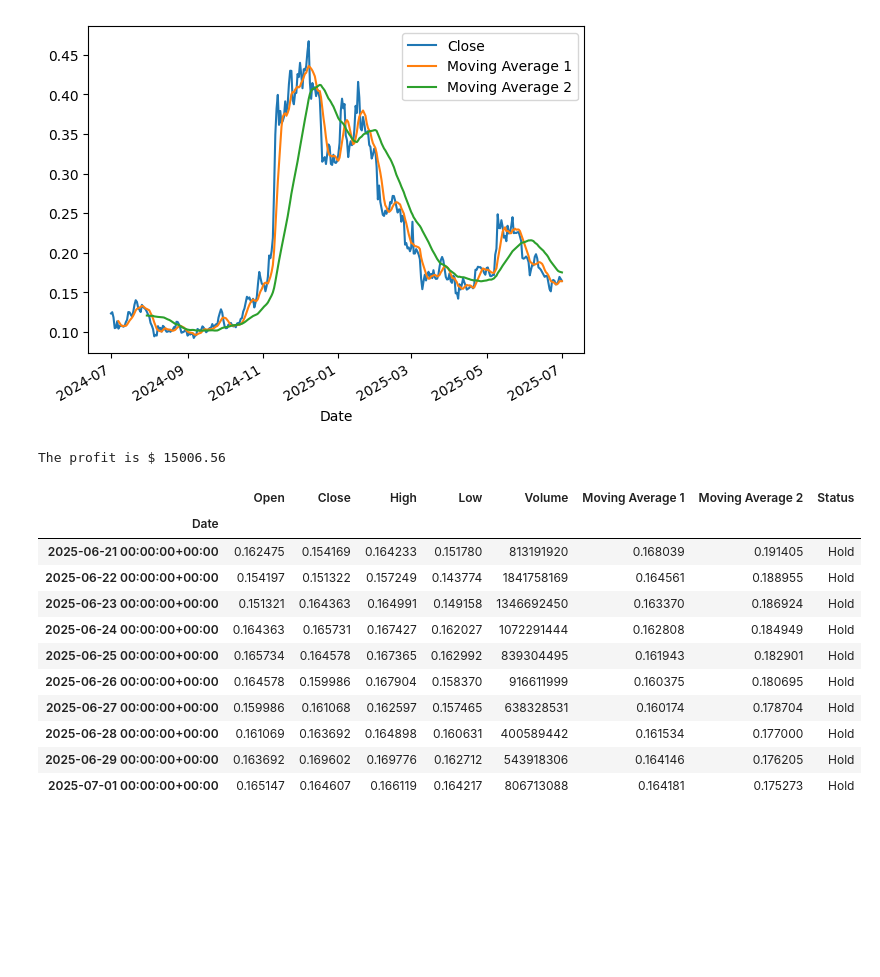
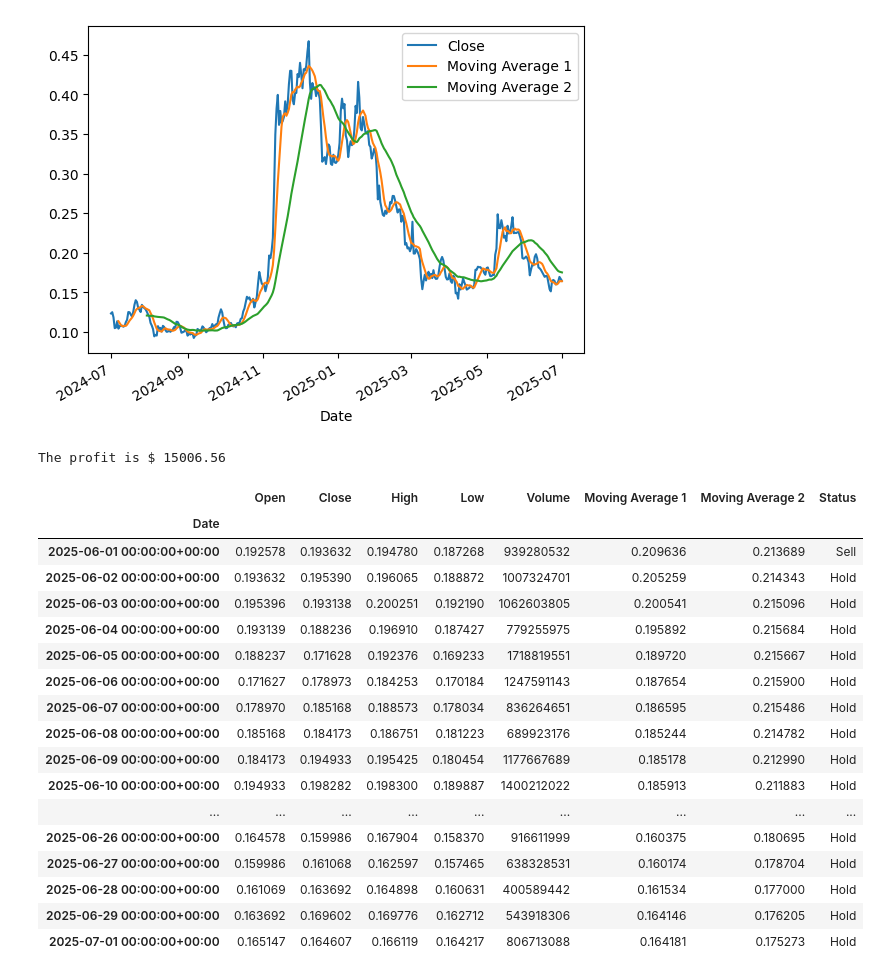
Before and after one commit to annayastremska/homework, a Jupyter notebook: Assignment6.ipynb, the cells around one changed output. Drawn from its saved outputs; the diff is of its cells as text; code cells hidden in the pictures; blank space fills up the shorter version.

```diff
--- a/Assignment6.ipynb
+++ b/Assignment6.ipynb
@@ -51,39 +51,45 @@ balance = 10000
 owned_units = 0
 holding = False
 
 
 for index, row in data.iterrows():
     if pd.notna(row["Moving Average 1"]) and pd.notna(row["Moving Average 2"]):
         if ((row["Moving Average 1"]) > row["Moving Average 2"]) and (holding == False) and (balance >= row["Close"]):
             status_list.append("Buy")
             holding = True
             owned_units = balance / row["Close"]
             balance = 0
         elif row["Moving Average 1"] < row["Moving Average 2"] and holding:
             status_list.append("Sell")
             holding = False
             balance = owned_units * row["Close"]
             owned_units = 0
         else:
             status_list.append("Hold")
     else:
         status_list.append(None)
 
 data["Status"] = status_list
 revenue = balance + owned_units * data["Close"].iloc[-1]
 profit = revenue - invested
 
 print(f"The profit is ${profit: .2f}")
-display(data.tail(10))
+display(data.tail(30))
 # %% [output]
 The profit is $ 15006.56
 |  | Open | Close | High | Low | Volume | Moving Average 1 | Moving Average 2 | Status |
 | Date |  |  |  |  |  |  |  |  |
-| 2025-06-21 00:00:00+00:00 | 0.162475 | 0.154169 | 0.164233 | 0.151780 | 813191920 | 0.168039 | 0.191405 | Hold |
-| 2025-06-22 00:00:00+00:00 | 0.154197 | 0.151322 | 0.157249 | 0.143774 | 1841758169 | 0.164561 | 0.188955 | Hold |
-| 2025-06-23 00:00:00+00:00 | 0.151321 | 0.164363 | 0.164991 | 0.149158 | 1346692450 | 0.163370 | 0.186924 | Hold |
-| 2025-06-24 00:00:00+00:00 | 0.164363 | 0.165731 | 0.167427 | 0.162027 | 1072291444 | 0.162808 | 0.184949 | Hold |
-| 2025-06-25 00:00:00+00:00 | 0.165734 | 0.164578 | 0.167365 | 0.162992 | 839304495 | 0.161943 | 0.182901 | Hold |
+| 2025-06-01 00:00:00+00:00 | 0.192578 | 0.193632 | 0.194780 | 0.187268 | 939280532 | 0.209636 | 0.213689 | Sell |
+| 2025-06-02 00:00:00+00:00 | 0.193632 | 0.195390 | 0.196065 | 0.188872 | 1007324701 | 0.205259 | 0.214343 | Hold |
+| 2025-06-03 00:00:00+00:00 | 0.195396 | 0.193138 | 0.200251 | 0.192190 | 1062603805 | 0.200541 | 0.215096 | Hold |
+| 2025-06-04 00:00:00+00:00 | 0.193139 | 0.188236 | 0.196910 | 0.187427 | 779255975 | 0.195892 | 0.215684 | Hold |
+| 2025-06-05 00:00:00+00:00 | 0.188237 | 0.171628 | 0.192376 | 0.169233 | 1718819551 | 0.189720 | 0.215667 | Hold |
+| 2025-06-06 00:00:00+00:00 | 0.171627 | 0.178973 | 0.184253 | 0.170184 | 1247591143 | 0.187654 | 0.215900 | Hold |
+| 2025-06-07 00:00:00+00:00 | 0.178970 | 0.185168 | 0.188573 | 0.178034 | 836264651 | 0.186595 | 0.215486 | Hold |
+| 2025-06-08 00:00:00+00:00 | 0.185168 | 0.184173 | 0.186751 | 0.181223 | 689923176 | 0.185244 | 0.214782 | Hold |
+| 2025-06-09 00:00:00+00:00 | 0.184173 | 0.194933 | 0.195425 | 0.180454 | 1177667689 | 0.185178 | 0.212990 | Hold |
+| 2025-06-10 00:00:00+00:00 | 0.194933 | 0.198282 | 0.198300 | 0.189887 | 1400212022 | 0.185913 | 0.211883 | Hold |
+| ... | ... | ... | ... | ... | ... | ... | ... | ... |
 | 2025-06-26 00:00:00+00:00 | 0.164578 | 0.159986 | 0.167904 | 0.158370 | 916611999 | 0.160375 | 0.180695 | Hold |
 | 2025-06-27 00:00:00+00:00 | 0.159986 | 0.161068 | 0.162597 | 0.157465 | 638328531 | 0.160174 | 0.178704 | Hold |
 | 2025-06-28 00:00:00+00:00 | 0.161069 | 0.163692 | 0.164898 | 0.160631 | 400589442 | 0.161534 | 0.177000 | Hold |
```
